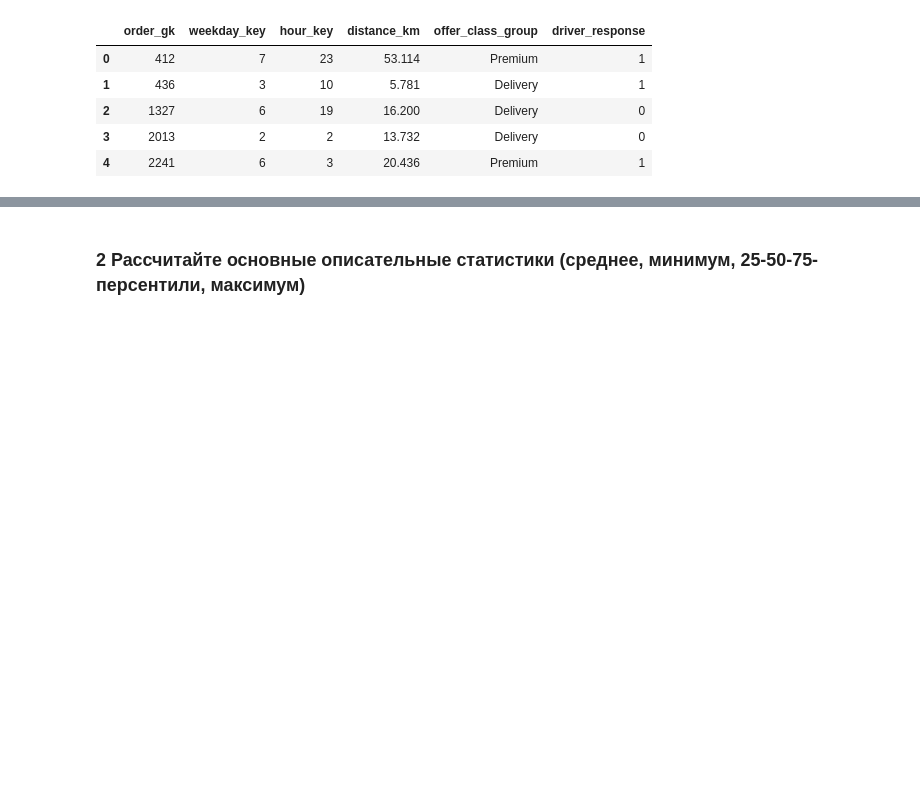
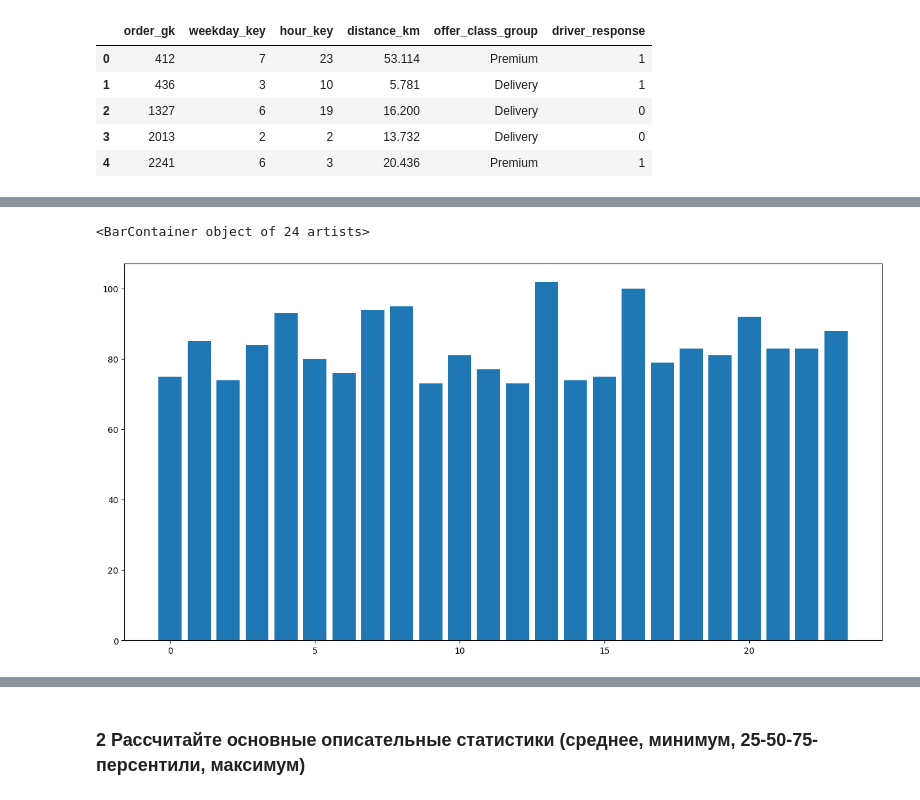
Before and after one commit to IrmA-ErroR/DS_Taxi_strategy, a Jupyter notebook: analysis.ipynb, the cells around one changed output, grey strips where cells are left out. Cells and saved outputs as stored; diff of their text form; code cells hidden in the pictures; blank space fills up the shorter version.

```diff
--- a/analysis.ipynb
+++ b/analysis.ipynb
@@ -33,0 +100,7 @@ data.head()
+# %%
+plt.figure(figsize=(16, 8))
+trips_by_hour = data['hour_key'].value_counts()
+plt.bar(trips_by_hour.index, trips_by_hour.values)
+# %% [output]
+<BarContainer object of 24 artists>
+[figure, added]
```
Also changed, not shown: parts of 8 cells of this notebook.
